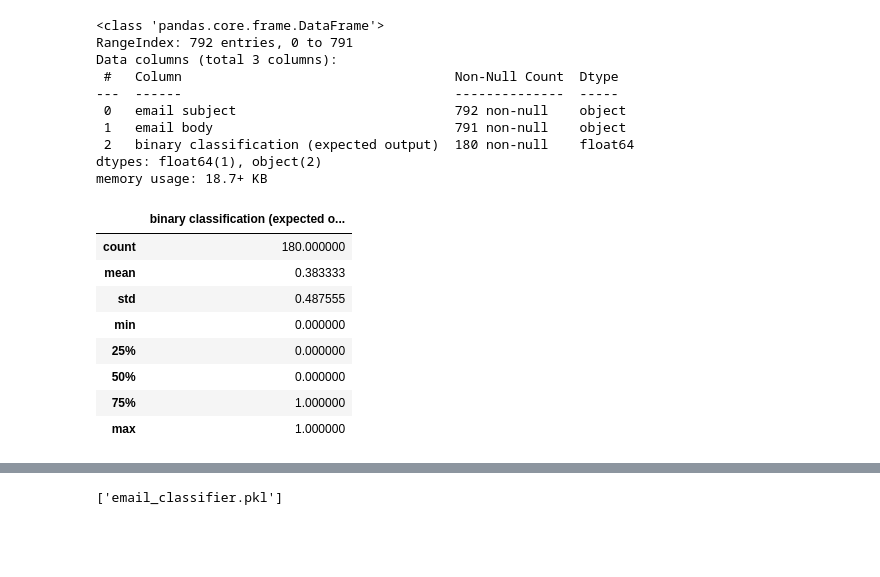
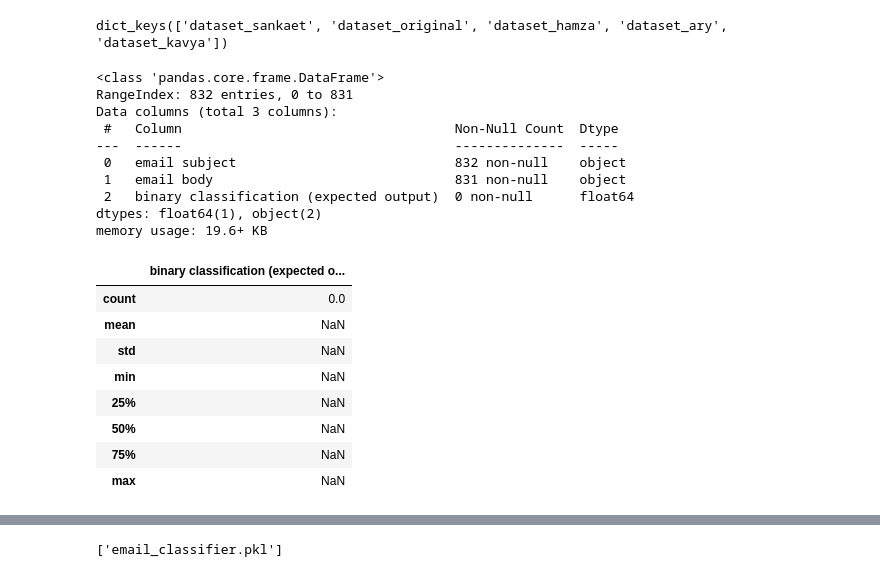
Before and after one commit to ti84plusprograms/internship_tracker, a Jupyter notebook: ML_Modeling_binary_email_classifier/ML_Modeling_email_classifier.ipynb, the cells around one changed output, grey strips where cells are left out. Saved outputs shown, nothing was run; the diff lists cells and outputs as text; code cells hidden in the pictures; blank space fills up the shorter version.

```diff
--- a/ML_Modeling_binary_email_classifier/ML_Modeling_email_classifier.ipynb
+++ b/ML_Modeling_binary_email_classifier/ML_Modeling_email_classifier.ipynb
@@ -23,15 +23,12 @@ Requirement already satisfied: regex>=2021.8.3 in /Users/ary/anaconda3/lib/pytho
 Requirement already satisfied: tqdm in /Users/ary/anaconda3/lib/python3.11/site-packages (from nltk) (4.65.0)
 # %%
 import pandas as pd
-# %%
-dataset = "Internship Tracker - ML_Dataset_email_classifier.csv"
-dataset_kavya = "ML_Dataset_email_classifier_kavya.csv"
-dataset_hamza = "ML_Dataset_email_classifier_Hamza.csv"
-# Load the dataset
-data_ary = pd.read_csv(dataset)
-data_kavya = pd.read_csv(dataset_kavya)
-data_hamza = pd.read_csv(dataset_hamza)
-
-test_data = pd.concat([data_ary, data_kavya], ignore_index=True)
-test_data = pd.concat([test_data, data_hamza], ignore_index=True)
-data = data_ary.copy()
+# %%
+import os
+naming_convention = "ML_Dataset_email_classifier_"
+folder_path = "datasets"
+
+# Get the list of all files in the folder
+all_files = os.listdir(folder_path)
+dataset_files = [os.path.join(folder_path, file) for file in all_files]
+dataset_files.sort(key=os.path.getctime, reverse=True)
@@ -38,30 +42,45 @@ data = data_ary.copy()
+# %%
+def read_datasets(dataset_files):
+    datasets = {}
+    for file in dataset_files:
+        name = "dataset_" + file.split("/")[-1].split(".")[0].split("_")[-1]
+        datasets[name] = pd.read_csv(file)
+    return datasets
+datasets = read_datasets(dataset_files)
+print(datasets.keys())
+# %% [output]
+dict_keys(['dataset_sankaet', 'dataset_original', 'dataset_hamza', 'dataset_ary', 'dataset_kavya'])
+# %%
+# Load the dataset
+# create empty dataframe
+data = pd.DataFrame() # to reset the data
+for index, (name, dataset) in enumerate(datasets.items()):
+    if name == "dataset_original" or index == 0:
+        #skip over the original dataset
+        continue
+    data = pd.concat([data, datasets[name]], ignore_index=True)
 # %%
-# choose a random subset of 100 rows from the data_kavya dataset and append it to the data dataset
-data_kavya_subset = data_kavya.sample(n=len(data_kavya))
-data = pd.concat([data, data_kavya_subset], ignore_index=True)
-data = test_data
-
 # Check the first few rows of your dataset
 data.head()
 data.info()
 data.describe()
 # %% [output]
 <class 'pandas.core.frame.DataFrame'>
-RangeIndex: 792 entries, 0 to 791
+RangeIndex: 832 entries, 0 to 831
 Data columns (total 3 columns):
  #   Column                                   Non-Null Count  Dtype
 ---  ------                                   --------------  -----
- 0   email subject                            792 non-null    object
- 1   email body                               791 non-null    object
- 2   binary classification (expected output)  180 non-null    float64
+ 0   email subject                            832 non-null    object
+ 1   email body                               831 non-null    object
+ 2   binary classification (expected output)  0 non-null      float64
 dtypes: float64(1), object(2)
-memory usage: 18.7+ KB
+memory usage: 19.6+ KB
 |  | binary classification (expected o... |
-| count | 180.000000 |
-| mean | 0.383333 |
-| std | 0.487555 |
-| min | 0.000000 |
-| 25% | 0.000000 |
-| 50% | 0.000000 |
-| 75% | 1.000000 |
-| max | 1.000000 |
+| count | 0.0 |
+| mean | NaN |
+| std | NaN |
+| min | NaN |
+| 25% | NaN |
+| 50% | NaN |
+| 75% | NaN |
+| max | NaN |
```
Also changed, not shown: parts of 21 cells of this notebook, 14 other files.
